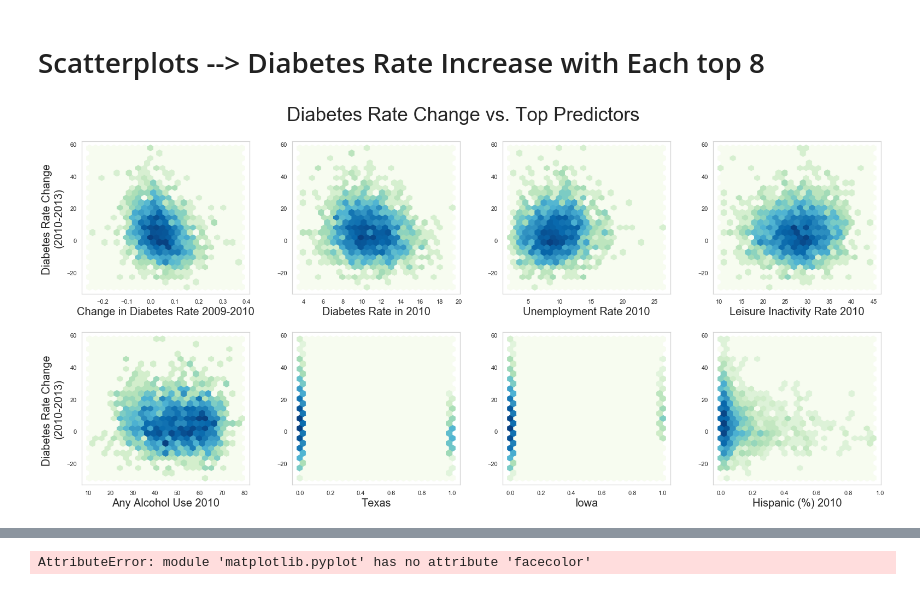
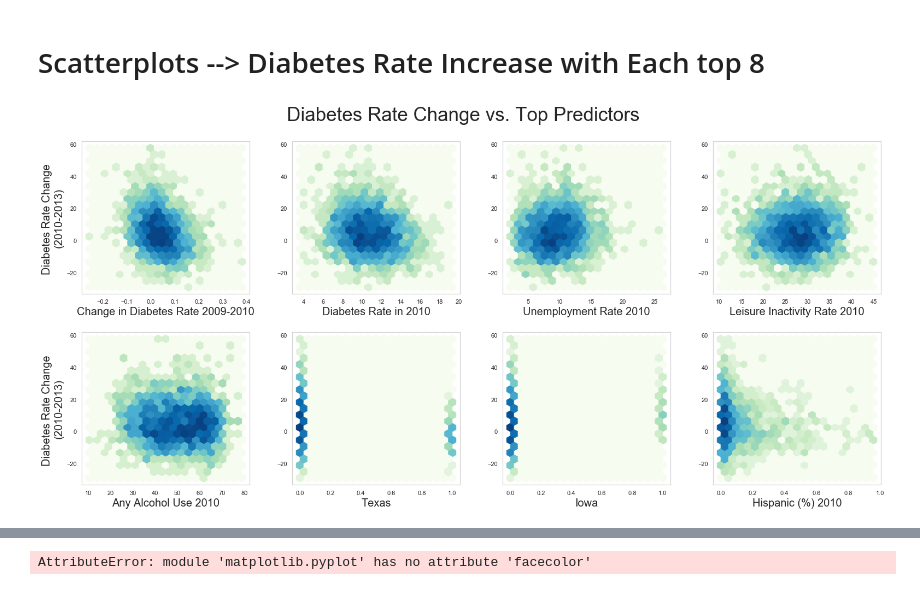
Before and after one commit to lbordz/diabetes-rates-prediction, a Jupyter notebook: EDA_and_modelling/Final_Models_and_Plots.ipynb, the cells around one changed output, grey strips where cells are left out. Cells and saved outputs as stored; diff of their text form; code cells hidden in the pictures.

Commit message:
most recent graphs

```diff
--- a/EDA_and_modelling/Final_Models_and_Plots.ipynb
+++ b/EDA_and_modelling/Final_Models_and_Plots.ipynb
@@ -997,7 +1097,7 @@ af = axs.flatten()
 
 
 for i, col in enumerate(top_5_both[5:8]):
-    pdp_both_models(lassobest, rfbest, col, 100, af[i], -10, 18)
+    pdp_both_models(lassobest, rfbest, col, 100, af[i], -10, 18, linewidth=4.0)
 
 af[0].set_ylabel("Avg. Prediction for Diabetes Rate Change")
 
@@ -1032,0 +1158,40 @@ fig.subplots_adjust(hspace=.2)
+# %%
+fig, axs = plt.subplots(2, 2, figsize=(10,10))    #was 20, 8
+af = axs.flatten()
+#fig.suptitle("Feature/Target Relationships",  fontsize=30, y = .92)
+
+
+for i, col in enumerate(top_5_both[0:4]):
+
+
+af[0].set_ylabel("Avg. Prediction for Diabetes Rate Change")
+
+fig.subplots_adjust(hspace=.2)
+
+plt.legend(prop={'size': 16})
+
+#plt.savefig('../images/compare_relationships.png')
+# %%
+top_4 = ["DB:2010:percent", "DB:2009-2010:Rate_Change", "UnemploymentRate:2010", "LI:2010:percent"]
+
+
+fig, ax = plt.subplots(1, 4, figsize = (22,6))
+af = ax.flatten()
+for i, col in enumerate(top_4):
+    af[i].hexbin(x = X_train[col].values, y=y_train.values.reshape(-1,), gridsize=25, bins='log', cmap="bone")
+    af[i].set_facecolor('xkcd:white')
+    af[i].spines['bottom'].set_color('lightgray')
+    af[i].spines['top'].set_color('lightgray')
+    af[i].spines['left'].set_color('lightgray')
+    af[i].spines['right'].set_color('lightgray')
+    af[i].set_xlabel(colnamemap[col], fontsize = 20)
+    pdp_both_models(lassobest, rfbest, col, 100, af[i], -35, 60, linewidth=7.0, color_scale = "coral", color_not = "turquoise")
+
+af[0].set_ylabel("Diabetes Rate Change \n(2010-2013)", fontsize = 20)
+#af[4].set_ylabel("Diabetes Rate Change \n(2010-2013)", fontsize = 20)
+
+#plt.suptitle("Diabetes Rate Change vs. Top Predictors", fontsize = 35, y = 1.05)
+plt.tight_layout()
+plt.legend()
+
+plt.subplots_adjust(wspace=.1, hspace=0)
@@ -1454,22 +1640,22 @@ X_train[["CEN:2010:H"]].sort_values("CEN:2010:H")
 # %%
 top_5_both = ["DB:2009-2010:Rate_Change", "DB:2010:percent", "UnemploymentRate:2010", "LI:2010:percent",
               "Alcohol:Any:2010", "ST:_Texas", "ST:_Iowa",  "CEN:2010:H",  "OB:2009-2010:Rate_Change",
               "ST:_Alaska"]
 fig, ax = plt.subplots(2, 4, figsize = (22,10))
 af = ax.flatten()
 for i, col in enumerate(top_5_both[:8]):
-    af[i].hexbin(x = X_train[col].values, y=y_train.values.reshape(-1,), gridsize=25, bins='log', cmap='GnBu')
+    af[i].hexbin(x = X_train[col].values, y=y_train.values.reshape(-1,), gridsize=20, bins='log', cmap='GnBu')
     af[i].set_facecolor('xkcd:white')
     af[i].spines['bottom'].set_color('lightgray')
     af[i].spines['top'].set_color('lightgray')
     af[i].spines['left'].set_color('lightgray')
     af[i].spines['right'].set_color('lightgray')
     af[i].set_xlabel(colnamemap[col], fontsize = 20)
 
 af[0].set_ylabel("Diabetes Rate Change \n(2010-2013)", fontsize = 20)
 af[4].set_ylabel("Diabetes Rate Change \n(2010-2013)", fontsize = 20)
 
 plt.suptitle("Diabetes Rate Change vs. Top Predictors", fontsize = 35, y = 1.05)
 plt.tight_layout()
 # %% [output]
-[figure, old version]
+[figure, new version]
```
Also changed, not shown: parts of 20 cells of this notebook.
